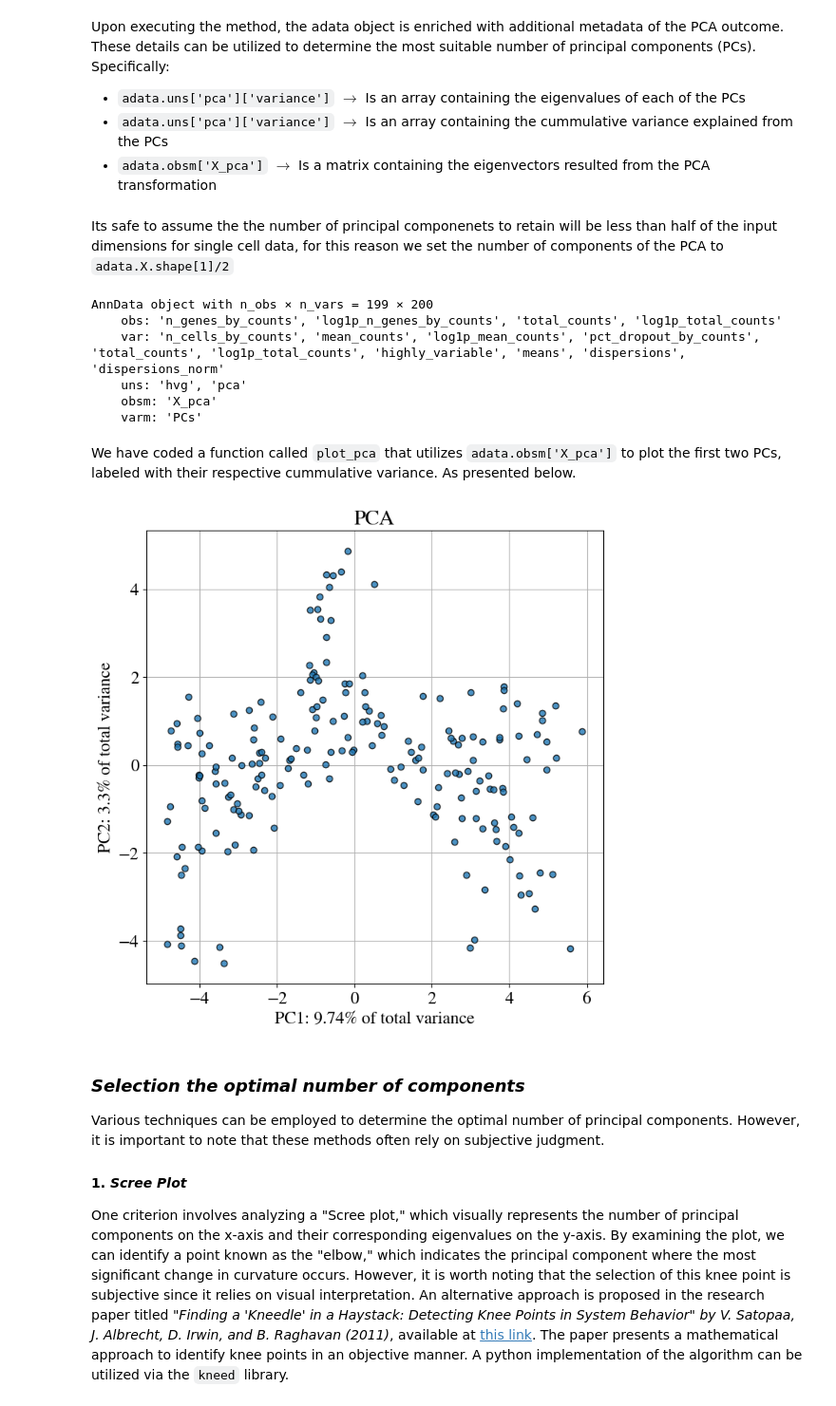
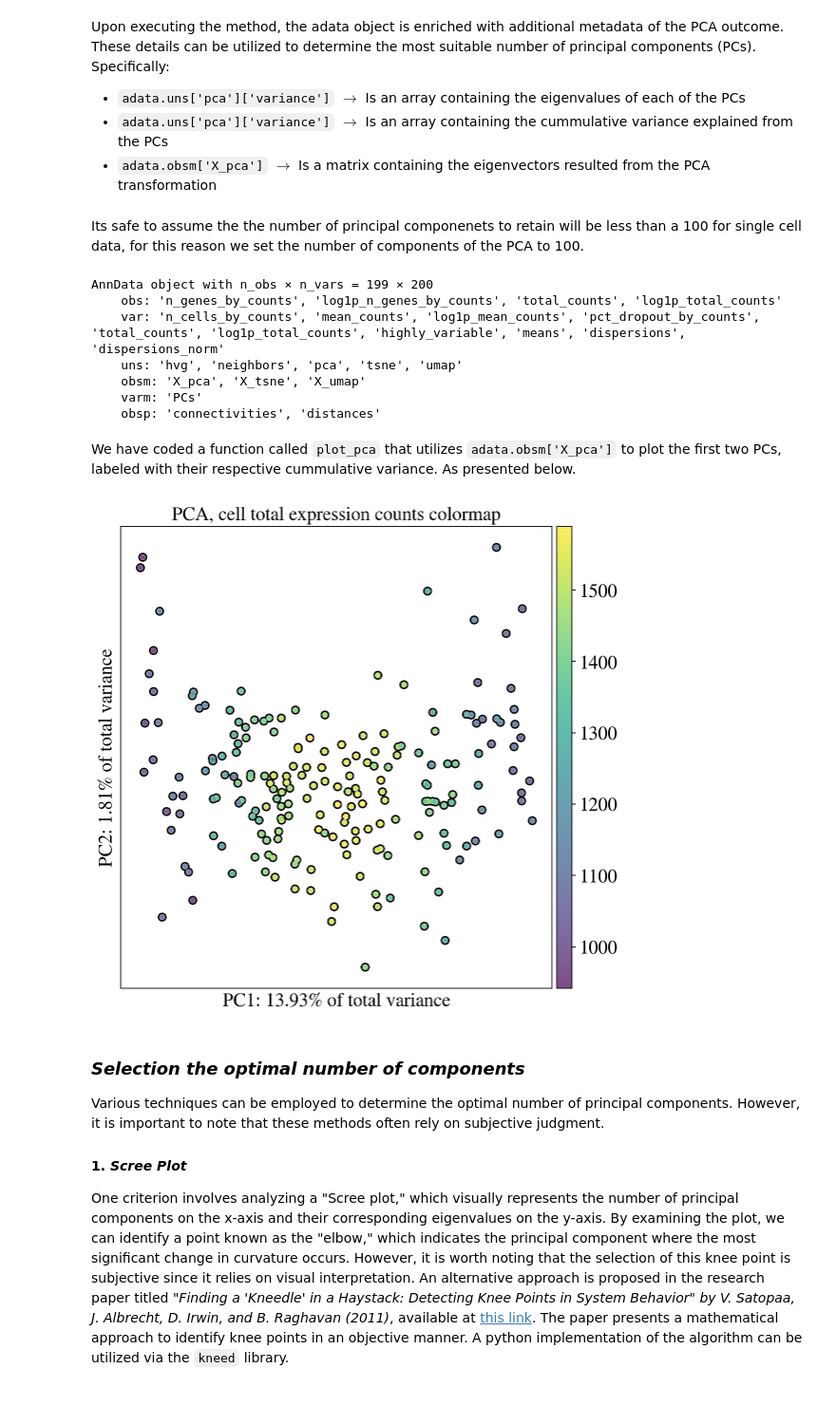
Before and after one commit to KyriakosPsa/scGmix-ML-pipeline, a Jupyter notebook: dimreduction.ipynb, the cells around one changed output. Shown at 95% size. Drawn from its saved outputs; the diff is of its cells as text; code cells hidden in the pictures.

```diff
--- a/dimreduction.ipynb
+++ b/dimreduction.ipynb
@@ -44,25 +46,28 @@ Specifically:
 - `adata.uns['pca']['variance']` $\rightarrow$ Is an array containing the cummulative variance explained from the PCs
 - `adata.obsm['X_pca']` $\rightarrow$ Is a matrix containing the eigenvectors resulted from the PCA transformation
 # %% [markdown]
-Its safe to assume the the number of principal componenets to retain will be less than half of the input dimensions for single cell data, for this reason we set the number of components of the PCA to `adata.X.shape[1]/2`
+Its safe to assume the the number of principal componenets to retain will be less than a 100 for single cell data, for this reason we set the number of components of the PCA to 100.
 # %%
-n_components = round(adata.X.shape[1]/2)
-sc.pp.pca(adata, svd_solver='arpack',use_highly_variable=False, n_comps= n_components)
+sc.pp.pca(adata, svd_solver='arpack',use_highly_variable=False, n_comps= 100)
 adata
 # %% [output]
 AnnData object with n_obs × n_vars = 199 × 200
     obs: 'n_genes_by_counts', 'log1p_n_genes_by_counts', 'total_counts', 'log1p_total_counts'
     var: 'n_cells_by_counts', 'mean_counts', 'log1p_mean_counts', 'pct_dropout_by_counts', 'total_counts', 'log1p_total_counts', 'highly_variable', 'means', 'dispersions', 'dispersions_norm'
-    uns: 'hvg', 'pca'
-    obsm: 'X_pca'
+    uns: 'hvg', 'neighbors', 'pca', 'tsne', 'umap'
+    obsm: 'X_pca', 'X_tsne', 'X_umap'
     varm: 'PCs'
+    obsp: 'connectivities', 'distances'
 # %% [markdown]
 We have coded a function called `plot_pca` that utilizes `adata.obsm['X_pca']` to plot the first two PCs, labeled with their respective cummulative variance. As presented below.
-# %%
-from utils.plotting import plot_pca
-plot_pca(adata)
-# %% [output]
-[figure, removed]
+# %%
+from utils.plotting import plot_pca
+sc.pl.pca(adata,color="total_counts",add_outline = True, size = 100, title= "PCA, cell total expression counts colormap",show=False)
+plt.xlabel(f"PC1: {round(adata.uns['pca']['variance_ratio'][0]*100,2)}% of total variance")
+plt.ylabel(f"PC2: {round(adata.uns['pca']['variance_ratio'][1]*100,2)}% of total variance")
+plt.show()
+# %% [output]
+[figure, added]
 # %% [markdown]
 ### _Selection the optimal number of components_
 
```
Also changed, not shown: parts of 18 cells of this notebook.
